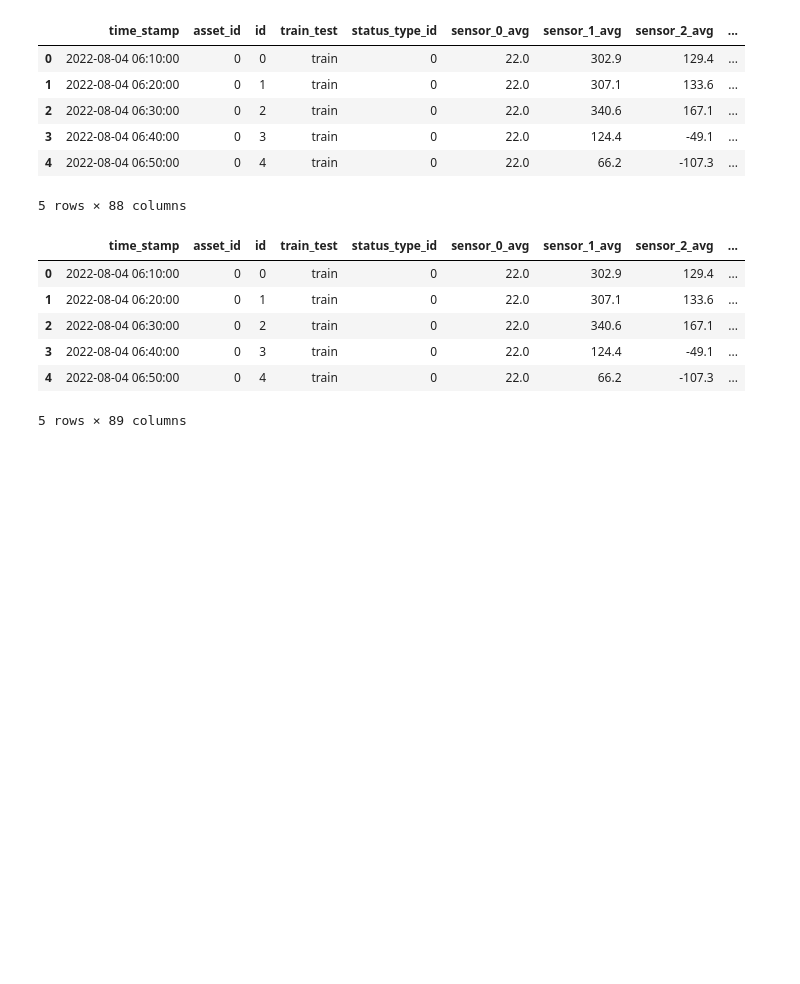
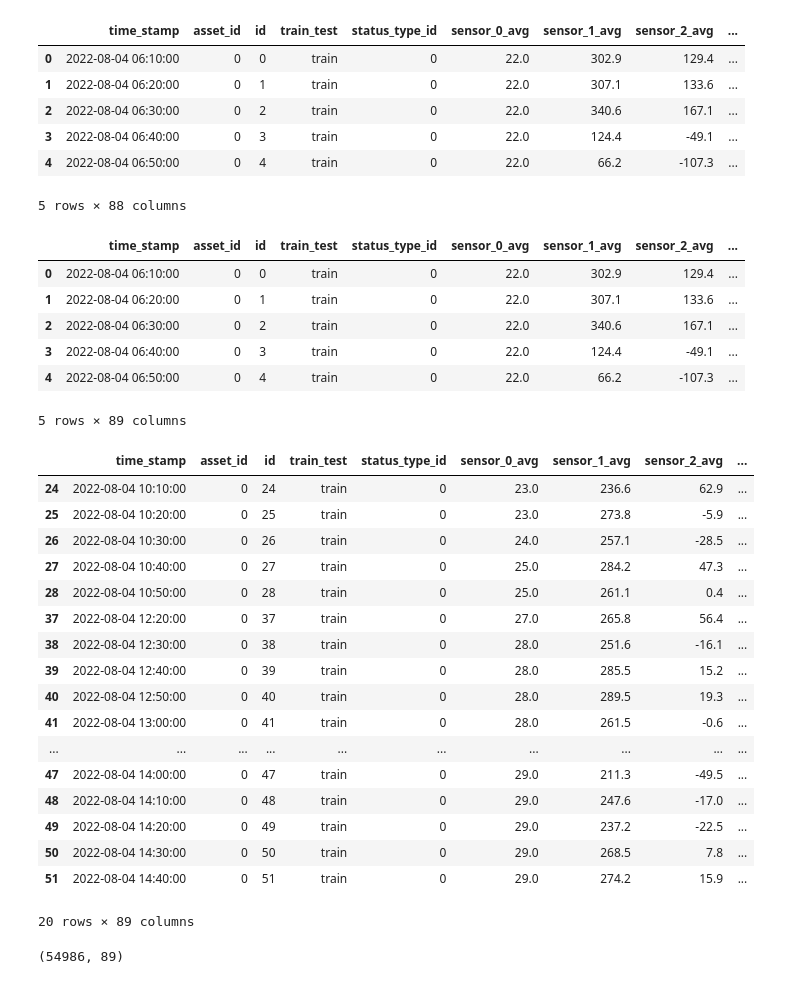
Before and after one commit to RithikDatascientist/potfolio, a Jupyter notebook: Wind_turbin_fault_detection_and_generation_loss/notebooks/01_EDA_Farm_A.ipynb, the cells around one changed output. Saved outputs shown, nothing was run; the diff lists cells and outputs as text; code cells hidden in the pictures; blank space fills up the shorter version.

```diff
--- a/Wind_turbin_fault_detection_and_generation_loss/notebooks/01_EDA_Farm_A.ipynb
+++ b/Wind_turbin_fault_detection_and_generation_loss/notebooks/01_EDA_Farm_A.ipynb
@@ -500,3 +498,28 @@ file_0_with_expected.head()
 | 3 | 2022-08-04 06:40:00 | 0 | 3 | train | 0 | 22.0 | 124.4 | -49.1 | ... |
 | 4 | 2022-08-04 06:50:00 | 0 | 4 | train | 0 | 22.0 | 66.2 | -107.3 | ... |
 5 rows × 89 columns
+# %%
+file_0_with_expected[file_0_with_expected["wind_speed_3_avg"] >= 3][:20]
+# %% [output]
+|  | time_stamp | asset_id | id | train_test | status_type_id | sensor_0_avg | sensor_1_avg | sensor_2_avg | ... |
+| 24 | 2022-08-04 10:10:00 | 0 | 24 | train | 0 | 23.0 | 236.6 | 62.9 | ... |
+| 25 | 2022-08-04 10:20:00 | 0 | 25 | train | 0 | 23.0 | 273.8 | -5.9 | ... |
+| 26 | 2022-08-04 10:30:00 | 0 | 26 | train | 0 | 24.0 | 257.1 | -28.5 | ... |
+| 27 | 2022-08-04 10:40:00 | 0 | 27 | train | 0 | 25.0 | 284.2 | 47.3 | ... |
+| 28 | 2022-08-04 10:50:00 | 0 | 28 | train | 0 | 25.0 | 261.1 | 0.4 | ... |
+| 37 | 2022-08-04 12:20:00 | 0 | 37 | train | 0 | 27.0 | 265.8 | 56.4 | ... |
+| 38 | 2022-08-04 12:30:00 | 0 | 38 | train | 0 | 28.0 | 251.6 | -16.1 | ... |
+| 39 | 2022-08-04 12:40:00 | 0 | 39 | train | 0 | 28.0 | 285.5 | 15.2 | ... |
+| 40 | 2022-08-04 12:50:00 | 0 | 40 | train | 0 | 28.0 | 289.5 | 19.3 | ... |
+| 41 | 2022-08-04 13:00:00 | 0 | 41 | train | 0 | 28.0 | 261.5 | -0.6 | ... |
+| ... | ... | ... | ... | ... | ... | ... | ... | ... | ... |
+| 47 | 2022-08-04 14:00:00 | 0 | 47 | train | 0 | 29.0 | 211.3 | -49.5 | ... |
+| 48 | 2022-08-04 14:10:00 | 0 | 48 | train | 0 | 29.0 | 247.6 | -17.0 | ... |
+| 49 | 2022-08-04 14:20:00 | 0 | 49 | train | 0 | 29.0 | 237.2 | -22.5 | ... |
+| 50 | 2022-08-04 14:30:00 | 0 | 50 | train | 0 | 29.0 | 268.5 | 7.8 | ... |
+| 51 | 2022-08-04 14:40:00 | 0 | 51 | train | 0 | 29.0 | 274.2 | 15.9 | ... |
+20 rows × 89 columns
+# %%
+file_0_with_expected.shape
+# %% [output]
+(54986, 89)
```
Also changed, not shown: parts of 8 cells of this notebook, 2 other files.
